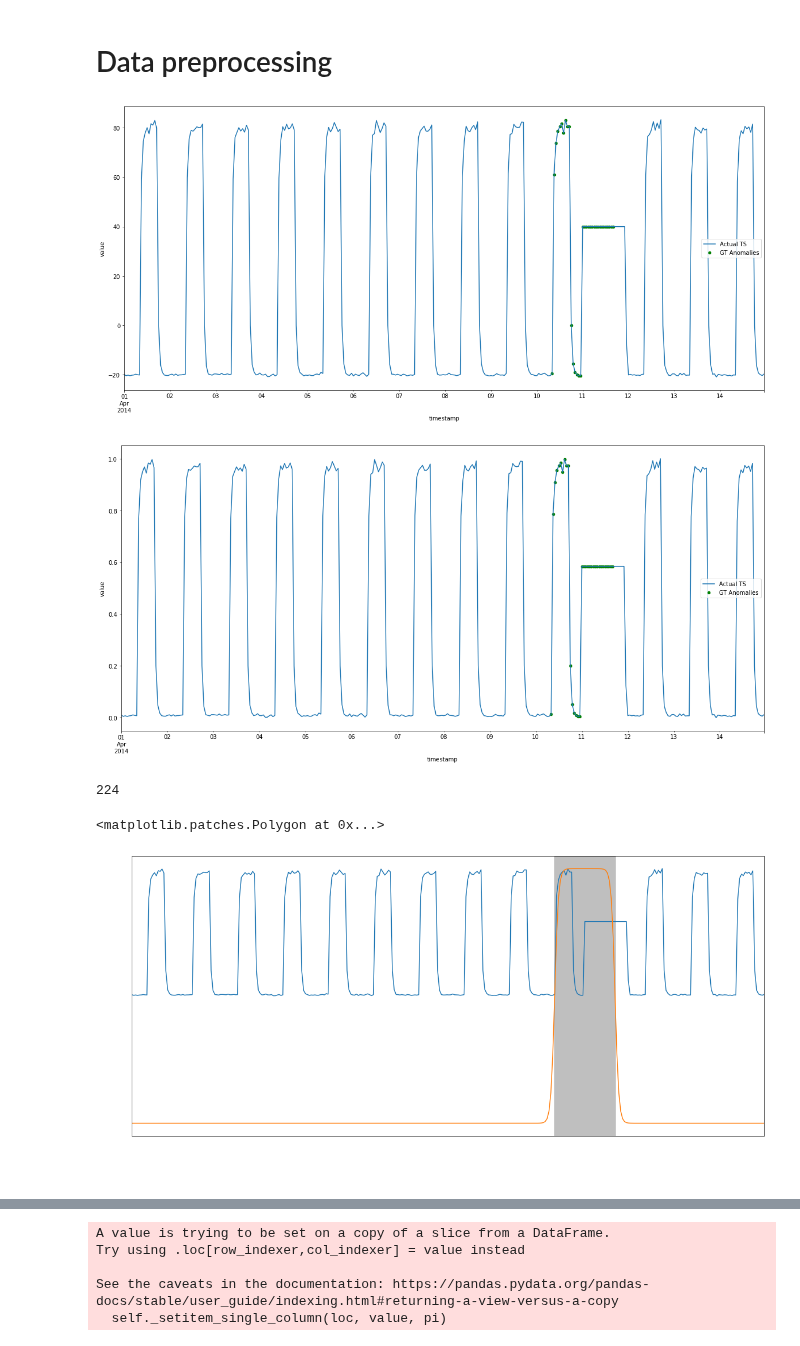
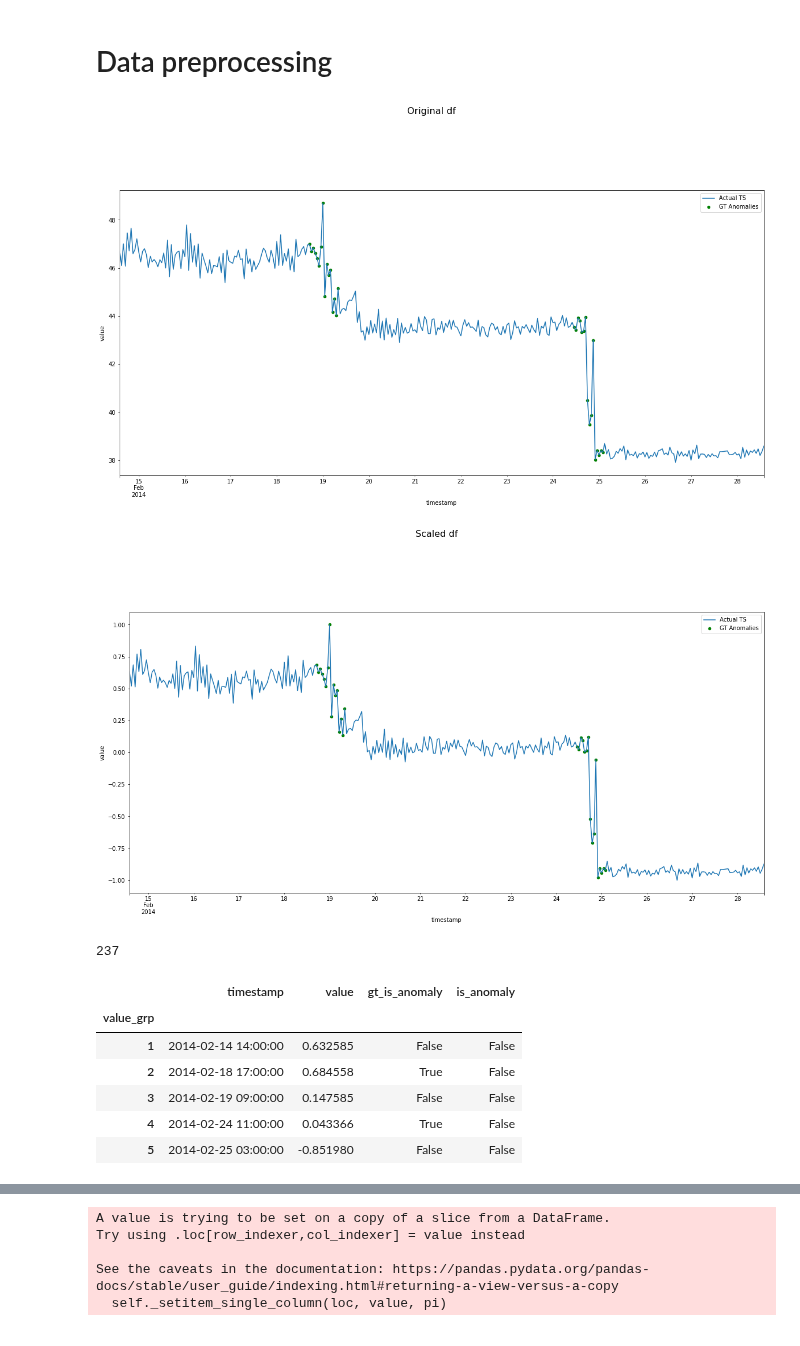
Before and after one commit to emerelte/kad, a Jupyter notebook: notebooks/evaluation.ipynb, the cells around one changed output, grey strips where cells are left out. Cells and saved outputs as stored; diff of their text form; code cells hidden in the pictures.

Commit message:
Add implementation for scoring algorithm where there are multiple anomaly windows

```diff
--- a/notebooks/evaluation.ipynb
+++ b/notebooks/evaluation.ipynb
@@ -28,10 +27,12 @@ kad_utils.customize_matplotlib()
 # Reading data
 # %%
 data_dir = "data/archive/"
-file_dir = "artificialWithAnomaly"
-file_name = "artificialWithAnomaly/art_daily_flatmiddle.csv"
+# file_dir = "artificialWithAnomaly"
+# file_name = "artificialWithAnomaly/art_daily_flatmiddle.csv"
 # file_dir = "artificialWithAnomaly"
 # file_name = "artificialWithAnomaly/art_daily_jumpsup.csv"
+file_dir = "realAWSCloudwatch"
+file_name = "realAWSCloudwatch/ec2_cpu_utilization_5f5533.csv"
 
 file_path = os.path.join(data_dir, file_dir, file_name)
 
@@ -57,14 +58,14 @@ preprocessed_df["gt_is_anomaly"] = [idx in ground_true_anomalies_df.index for id
 
 visualization.visualize(results_df=preprocessed_df, metric_name="value", title="Original df")
 # %% [output]
-[figure, old version]
+[figure, new version]
 # %%
-scaler = MinMaxScaler(feature_range=(0, 1))
+scaler = MinMaxScaler(feature_range=(-1, 1))
 preprocessed_df["value"] = scaler.fit_transform(preprocessed_df.values)
 
 visualization.visualize(results_df=preprocessed_df, metric_name="value", title="Scaled df")
 # %% [output]
-[figure, old version]
+[figure, new version]
 # %%
 preprocessed_df[kad_utils.ANOMALIES_COLUMN] = False
 anomaly_window = preprocessed_df[preprocessed_df["gt_is_anomaly"]]
@@ -74,23 +75,18 @@ anomaly_window_end = anomaly_window.iloc[-1]
 # %%
 temp_df = preprocessed_df.reset_index()
 # %%
-temp_df[temp_df[kad_utils.GROUND_TRUTH_COLUMN]].index[int(len(anomaly_window)/2)]
+temp_df[temp_df[kad_utils.GROUND_TRUTH_COLUMN]].index[int(len(anomaly_window) / 2)]
 # temp_df[temp_df[kad_utils.GROUND_TRUTH_COLUMN]].index[0]
 # %% [output]
-224
+237
-# %%
-total_index = preprocessed_df.reset_index().index.to_numpy()
-
-anom_idx = preprocessed_df.reset_index().index[preprocessed_df.reset_index()["timestamp"] == anomaly_window_middle.name][0]
-preprocessed_df["function"] = 2/(1+np.exp(np.abs(total_index - anom_idx) - int(len(anomaly_window)/2))) - 1
-
-fig = plt.figure()
-ax = fig.add_subplot(211)
-fig.set_size_inches(20, 20)
-preprocessed_df["value"].plot.line(ax=ax)
-preprocessed_df["function"].plot.line(ax=ax)
-
-ax.axvspan(anomaly_window.index[0], anomaly_window.index[-1], alpha=0.5, color="gray")
-# %% [output]
-<matplotlib.patches.Polygon at 0x...>
-[figure, removed]
+# %%
+temp_df['value_grp'] = (temp_df[kad_utils.GROUND_TRUTH_COLUMN].diff(1) != 0).astype('int').cumsum()
+temp_df.groupby('value_grp').first()
+# %% [output]
+|  | timestamp | value | gt_is_anomaly | is_anomaly |
+| value_grp |  |  |  |  |
+| 1 | 2014-02-14 14:00:00 | 0.632585 | False | False |
+| 2 | 2014-02-18 17:00:00 | 0.684558 | True | False |
+| 3 | 2014-02-19 09:00:00 | 0.147585 | False | False |
+| 4 | 2014-02-24 11:00:00 | 0.043366 | True | False |
+| 5 | 2014-02-25 03:00:00 | -0.851980 | False | False |
```
Also changed, not shown: parts of 14 cells of this notebook, 2 other files.
